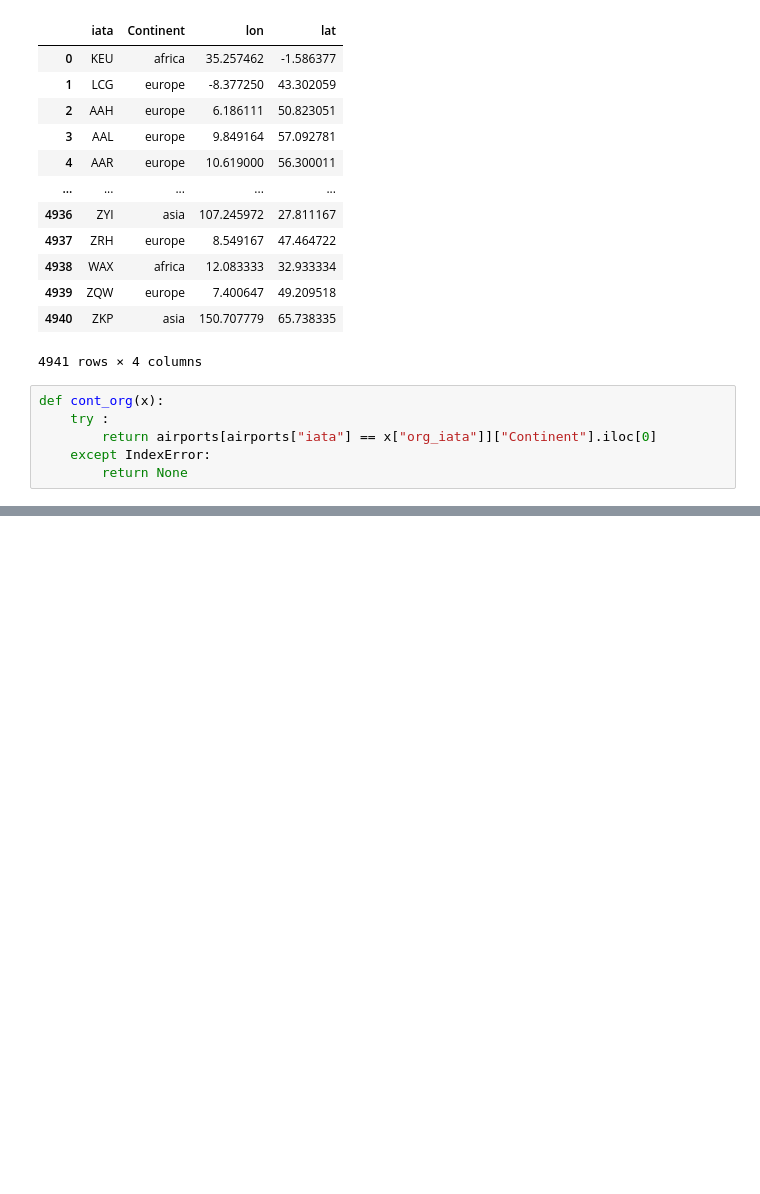
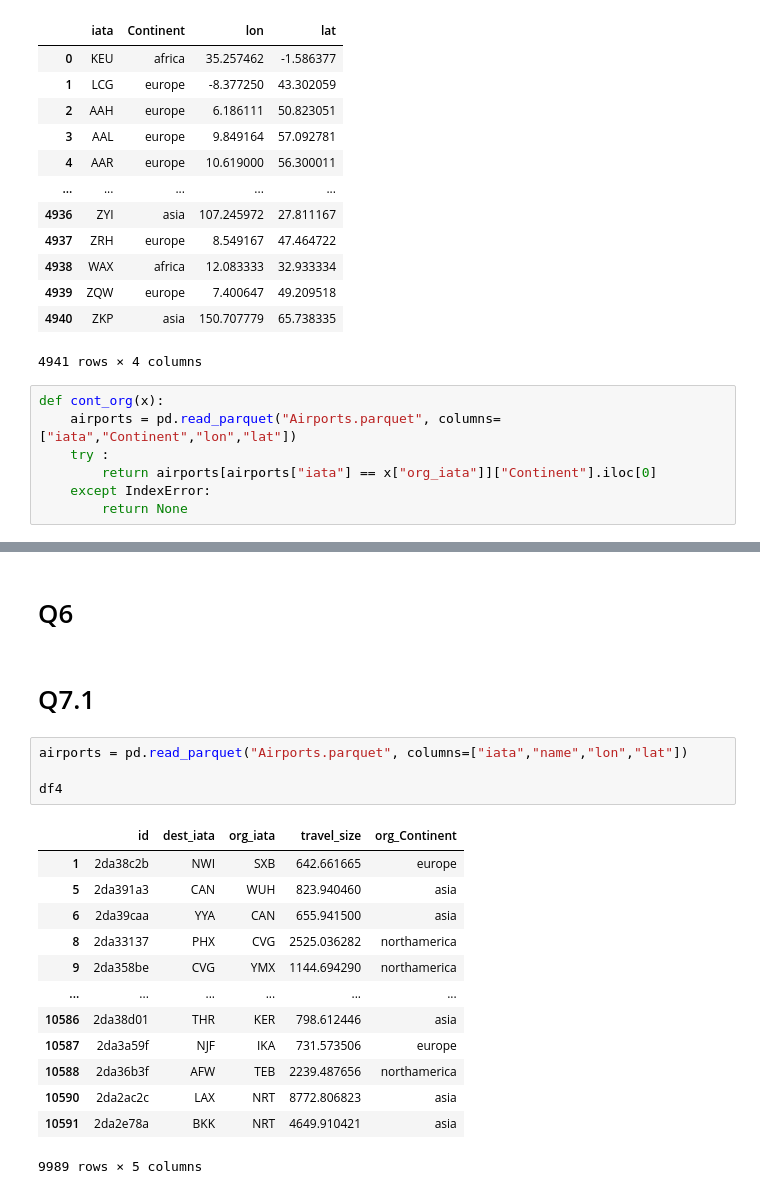
Before and after one commit to Alaiitoc/kata-python, a Jupyter notebook: ETL.ipynb, the cells around one changed output, grey strips where cells are left out. Drawn from its saved outputs; the diff is of its cells as text; blank space fills up the shorter version.

```diff
--- a/ETL.ipynb
+++ b/ETL.ipynb
@@ -292,6 +297,7 @@ airports
 4941 rows × 4 columns
 # %%
 def cont_org(x):
+    airports = pd.read_parquet("Airports.parquet", columns=["iata","Continent","lon","lat"])
     try :
         return airports[airports["iata"] == x["org_iata"]]["Continent"].iloc[0]
     except IndexError:
@@ -327,0 +364,22 @@ NORTHATLANTIC :
+# %% [markdown]
+# Q6
+# %% [markdown]
+# Q7.1
+# %%
+airports = pd.read_parquet("Airports.parquet", columns=["iata","name","lon","lat"])
+
+df4
+# %% [output]
+|  | id | dest_iata | org_iata | travel_size | org_Continent |
+| 1 | 2da38c2b | NWI | SXB | 642.661665 | europe |
+| 5 | 2da391a3 | CAN | WUH | 823.940460 | asia |
+| 6 | 2da39caa | YYA | CAN | 655.941500 | asia |
+| 8 | 2da33137 | PHX | CVG | 2525.036282 | northamerica |
+| 9 | 2da358be | CVG | YMX | 1144.694290 | northamerica |
+| ... | ... | ... | ... | ... | ... |
+| 10586 | 2da38d01 | THR | KER | 798.612446 | asia |
+| 10587 | 2da3a59f | NJF | IKA | 731.573506 | europe |
+| 10588 | 2da36b3f | AFW | TEB | 2239.487656 | northamerica |
+| 10590 | 2da2ac2c | LAX | NRT | 8772.806823 | asia |
+| 10591 | 2da2e78a | BKK | NRT | 4649.910421 | asia |
+9989 rows × 5 columns
```
Also changed, not shown: parts of 29 cells of this notebook, 5 other files.
